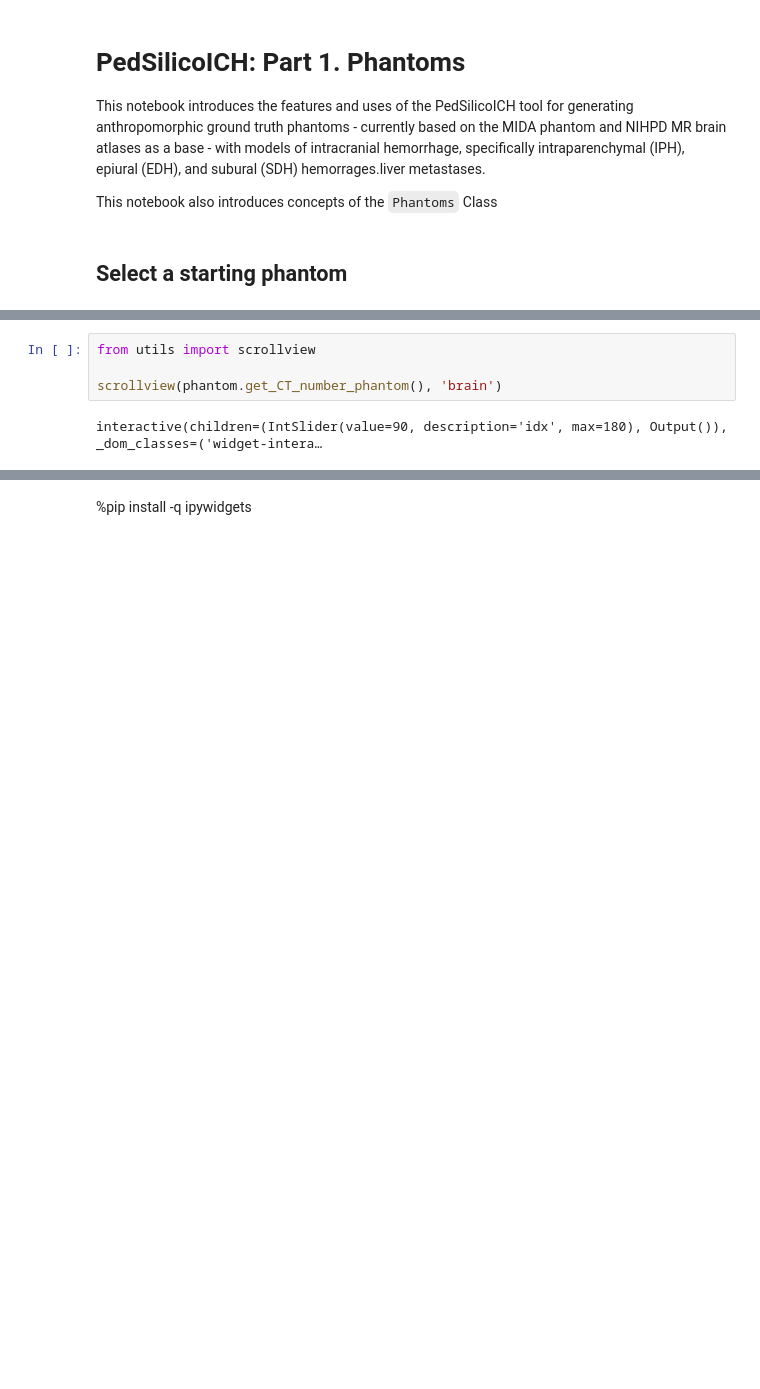
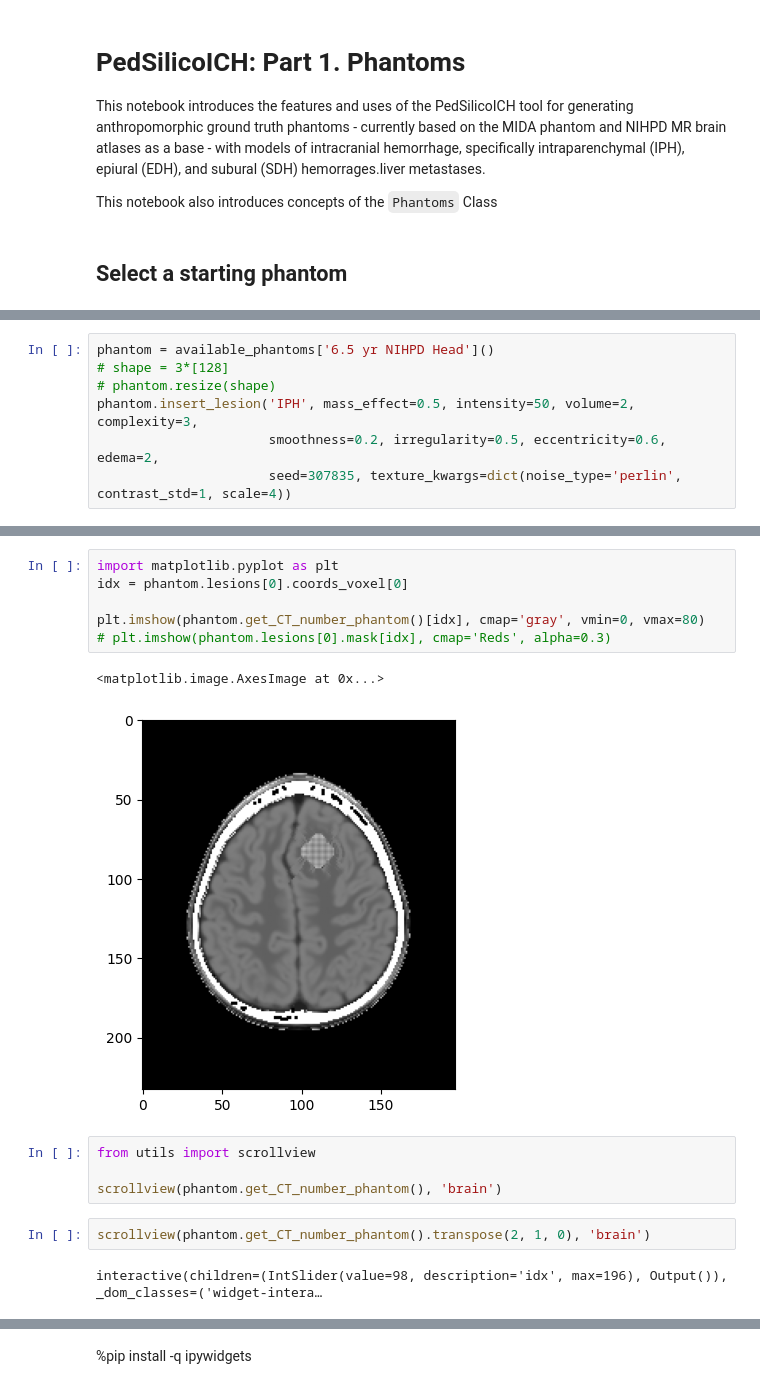
Before and after one commit to DIDSR/InSilicoICH, a Jupyter notebook: notebooks/01_phantoms.ipynb, the cells around one changed output, grey strips where cells are left out. Saved outputs shown, nothing was run; the diff lists cells and outputs as text; blank space fills up the shorter version.

```diff
--- a/notebooks/01_phantoms.ipynb
+++ b/notebooks/01_phantoms.ipynb
@@ -42,0 +44,7 @@ phantom.insert_lesion('EDH', mass_effect=1.0, seed=42, intensity=40, volume=10,
+# %%
+phantom = available_phantoms['6.5 yr NIHPD Head']()
+# shape = 3*[128]
+# phantom.resize(shape)
+phantom.insert_lesion('IPH', mass_effect=0.5, intensity=50, volume=2, complexity=3,
+                      smoothness=0.2, irregularity=0.5, eccentricity=0.6, edema=2,
+                      seed=307835, texture_kwargs=dict(noise_type='perlin', contrast_std=1, scale=4))
@@ -43,6 +60,17 @@ phantom.insert_lesion('EDH', mass_effect=1.0, seed=42, intensity=40, volume=10,
+# %%
+import matplotlib.pyplot as plt
+idx = phantom.lesions[0].coords_voxel[0]
+
+plt.imshow(phantom.get_CT_number_phantom()[idx], cmap='gray', vmin=0, vmax=80)
+# plt.imshow(phantom.lesions[0].mask[idx], cmap='Reds', alpha=0.3)
+# %% [output]
+<matplotlib.image.AxesImage at 0x...>
+[figure, added]
 # %%
 from utils import scrollview
 
 scrollview(phantom.get_CT_number_phantom(), 'brain')
-# %% [output]
-interactive(children=(IntSlider(value=90, description='idx', max=180), Output()), _dom_classes=('widget-intera…
+# %%
+scrollview(phantom.get_CT_number_phantom().transpose(2, 1, 0), 'brain')
+# %% [output]
+interactive(children=(IntSlider(value=98, description='idx', max=196), Output()), _dom_classes=('widget-intera…
```
Also changed, not shown: parts of 19 cells of this notebook, 10 other files.
